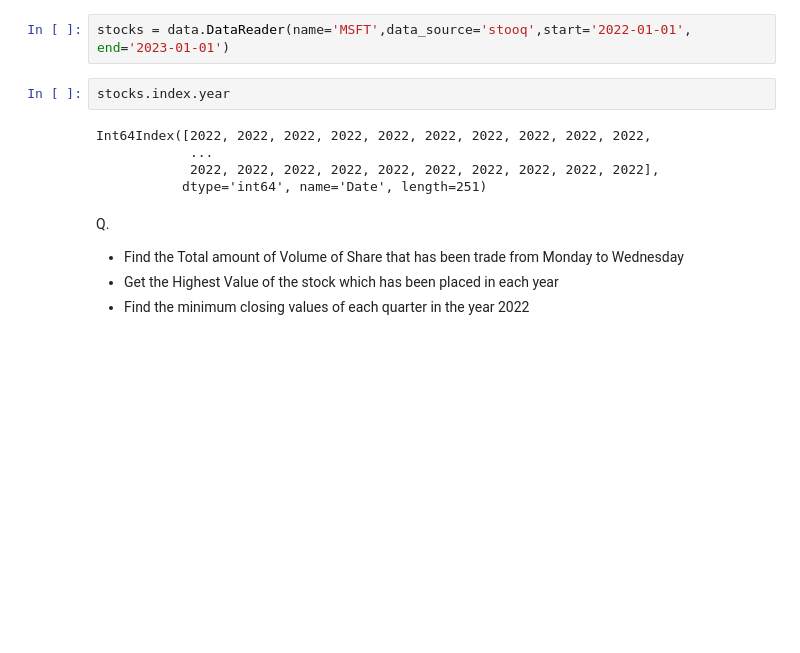
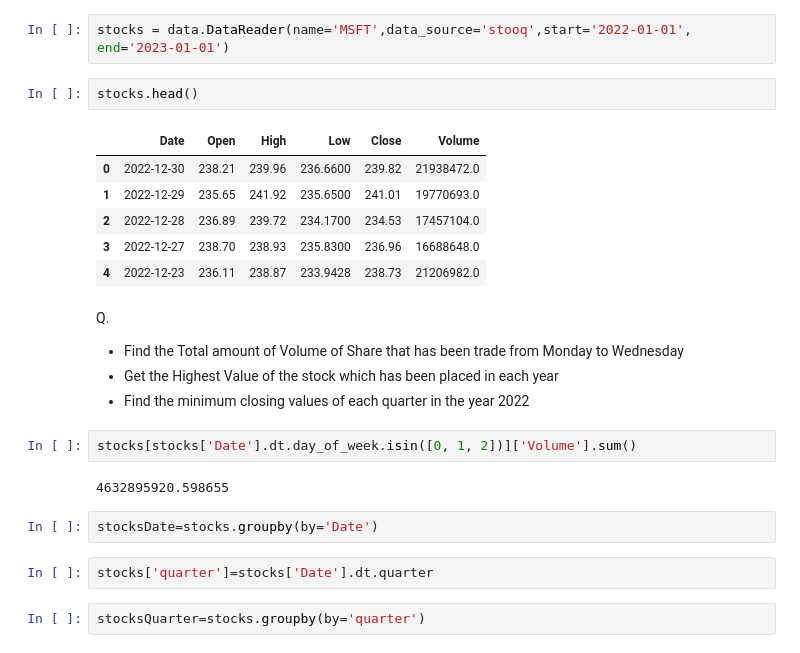
Before and after one commit to ShashankRajSara/Data-Engineering, a Jupyter notebook: Python/pandas.ipynb, the cells around one changed output. Drawn from its saved outputs; the diff is of its cells as text; blank space fills up the shorter version.

```diff
--- a/Python/pandas.ipynb
+++ b/Python/pandas.ipynb
@@ -2226,15 +2216,27 @@ dateSeries.dt.day_of_week
 dtype: int64
 # %%
 stocks = data.DataReader(name='MSFT',data_source='stooq',start='2022-01-01', end='2023-01-01')
-# %%
-stocks.index.year
-# %% [output]
-Int64Index([2022, 2022, 2022, 2022, 2022, 2022, 2022, 2022, 2022, 2022,
-            ...
-            2022, 2022, 2022, 2022, 2022, 2022, 2022, 2022, 2022, 2022],
-           dtype='int64', name='Date', length=251)
+# %%
+stocks.head()
+# %% [output]
+|  | Date | Open | High | Low | Close | Volume |
+| 0 | 2022-12-30 | 238.21 | 239.96 | 236.6600 | 239.82 | 21938472.0 |
+| 1 | 2022-12-29 | 235.65 | 241.92 | 235.6500 | 241.01 | 19770693.0 |
+| 2 | 2022-12-28 | 236.89 | 239.72 | 234.1700 | 234.53 | 17457104.0 |
+| 3 | 2022-12-27 | 238.70 | 238.93 | 235.8300 | 236.96 | 16688648.0 |
+| 4 | 2022-12-23 | 236.11 | 238.87 | 233.9428 | 238.73 | 21206982.0 |
 # %% [markdown]
 Q.
 - Find the Total amount of Volume of Share that has been trade from Monday to Wednesday
 - Get the Highest Value of the stock which has been placed in each year
 - Find the minimum closing values of each quarter in the year 2022
+# %%
+stocks[stocks['Date'].dt.day_of_week.isin([0, 1, 2])]['Volume'].sum()
+# %% [output]
+4632895920.598655
+# %%
+stocksDate=stocks.groupby(by='Date')
+# %%
+stocks['quarter']=stocks['Date'].dt.quarter
+# %%
+stocksQuarter=stocks.groupby(by='quarter')
```
Also changed, not shown: parts of 15 cells of this notebook, 4 other files.
